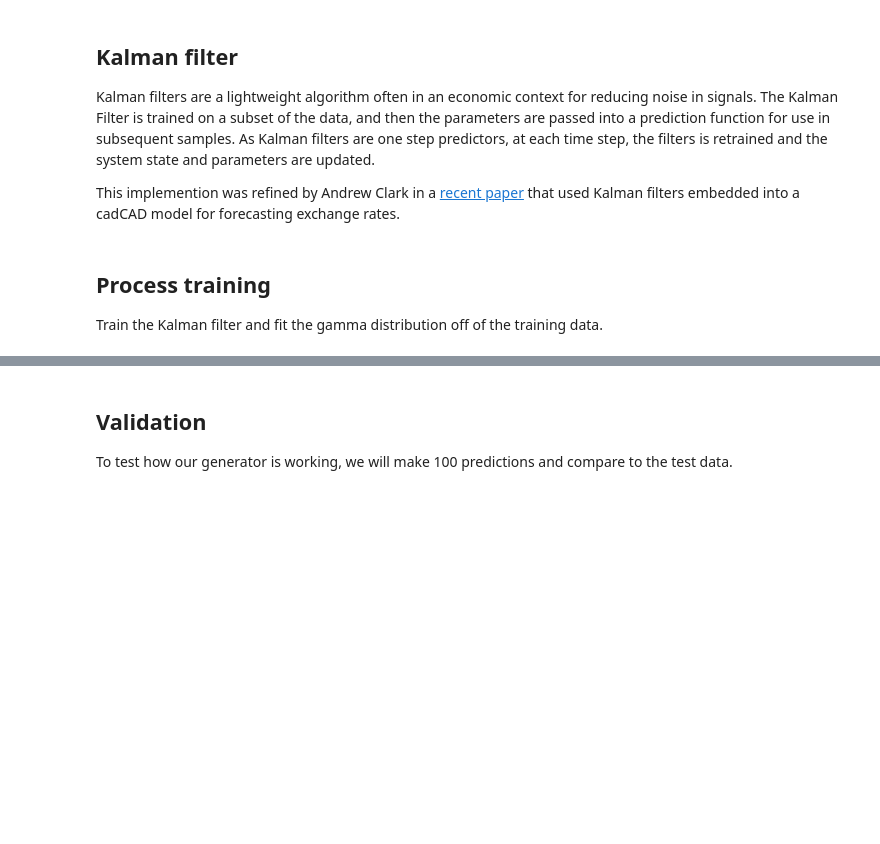
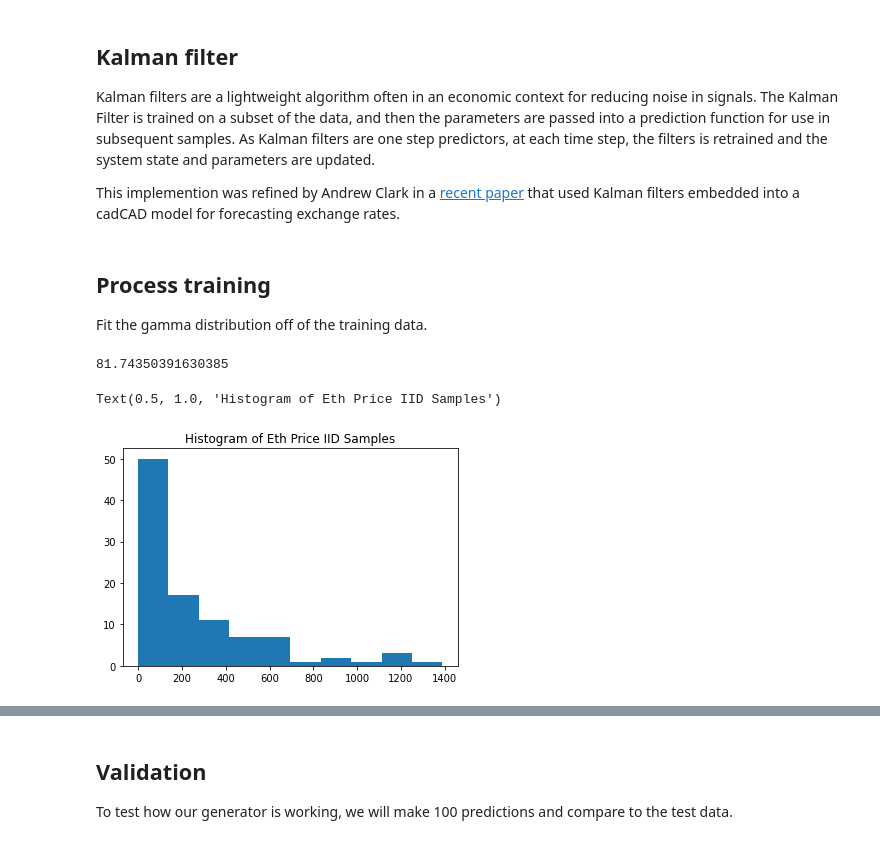
Before and after one commit to BlockScience/reflexer, a Jupyter notebook: notebooks/Stochastic_Generators/Eth_Exogenous_Process_Modeling.ipynb, the cells around one changed output, grey strips where cells are left out. Cells and saved outputs as stored; diff of their text form; code cells hidden in the pictures; blank space fills up the shorter version.

```diff
--- a/notebooks/Stochastic_Generators/Eth_Exogenous_Process_Modeling.ipynb
+++ b/notebooks/Stochastic_Generators/Eth_Exogenous_Process_Modeling.ipynb
@@ -213,6 +177,22 @@ def kalman_filter_predict(xhat,P,xhatminus,Pminus,K,observations,truthValues=Non
 # %% [markdown]
 ## Process training
 
-Train the Kalman filter and fit the gamma distribution off of the training data.
+Fit the gamma distribution off of the training data.
+# %%
+timesteps = 24 * 365 # 24 hours a day * 365 days a year
+# fit eth distribution
+fit_shape, fit_loc, fit_scale = gamma.fit(train.Close.values)
+sample = np.random.gamma(fit_shape, fit_scale, 100)[0]
+sample
+# %% [output]
+81.74350391630385
+# %%
+# generate 100 samples for initialization of Kalman
+samples = np.random.gamma(fit_shape, fit_scale, 100)
+plt.hist(samples)
+plt.title('Histogram of Eth Price IID Samples')
+# %% [output]
+Text(0.5, 1.0, 'Histogram of Eth Price IID Samples')
+[figure, added]
 # %%
 # train kalman
```
Also changed, not shown: parts of 26 cells of this notebook, 18 other files.
